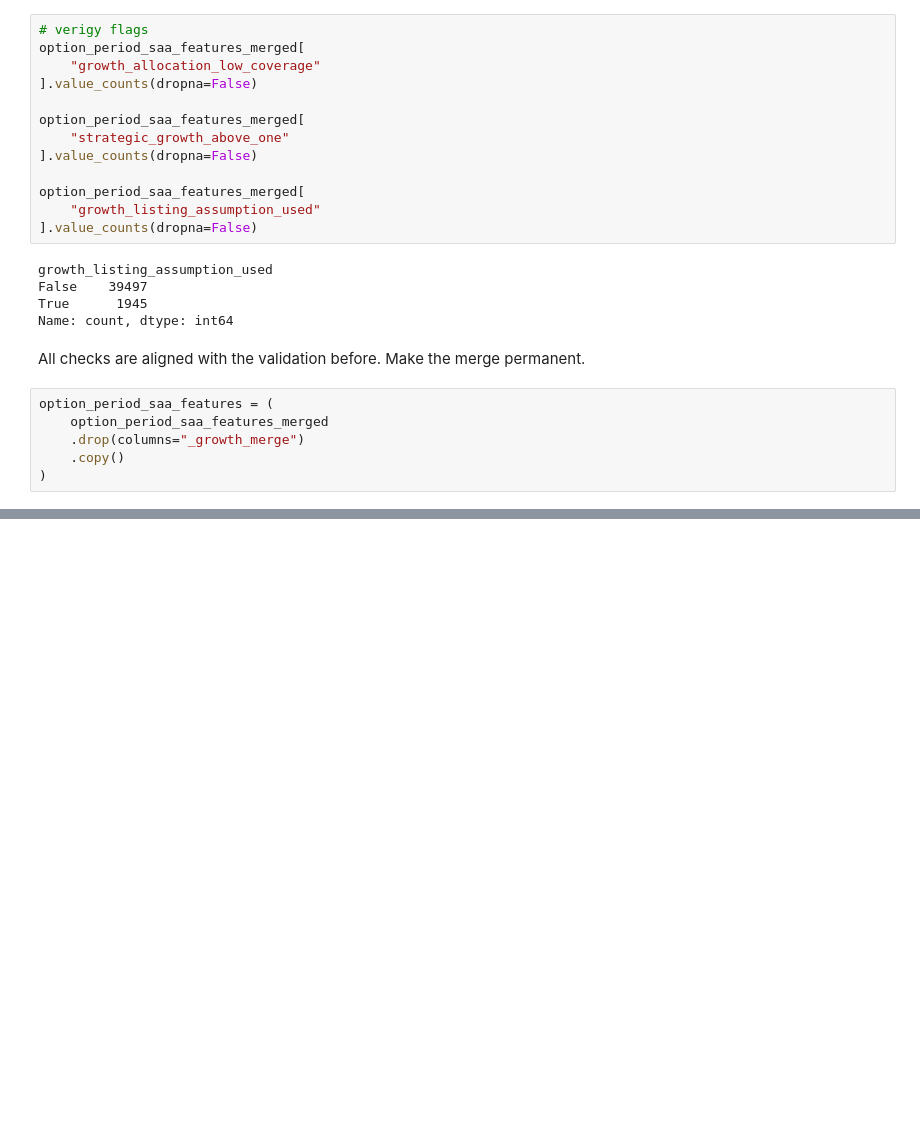
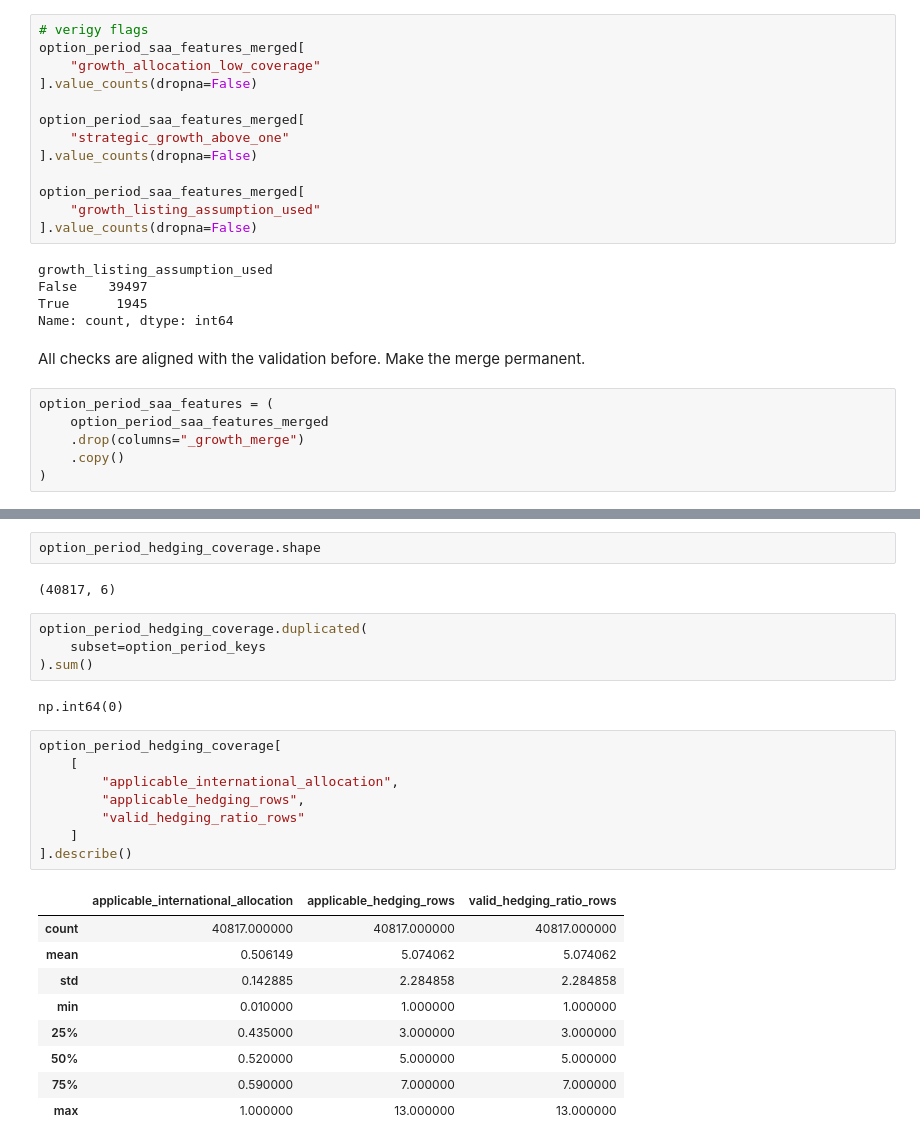
Before and after one commit to terra9/superannuation-performance-early-warning, a Jupyter notebook: notebooks/apra_data_audit.ipynb, the cells around one changed output, grey strips where cells are left out. Saved outputs shown, nothing was run; the diff lists cells and outputs as text; blank space fills up the shorter version.

Commit message:
Validated the option hedging applicability.

```diff
--- a/notebooks/apra_data_audit.ipynb
+++ b/notebooks/apra_data_audit.ipynb
@@ -7257,0 +7319,28 @@ option_period_saa_features = (
+# %%
+option_period_hedging_coverage.shape
+# %% [output]
+(40817, 6)
+# %%
+option_period_hedging_coverage.duplicated(
+    subset=option_period_keys
+).sum()
+# %% [output]
+np.int64(0)
+# %%
+option_period_hedging_coverage[
+    [
+        "applicable_international_allocation",
+        "applicable_hedging_rows",
+        "valid_hedging_ratio_rows"
+    ]
+].describe()
+# %% [output]
+|  | applicable_international_allocation | applicable_hedging_rows | valid_hedging_ratio_rows |
+| count | 40817.000000 | 40817.000000 | 40817.000000 |
+| mean | 0.506149 | 5.074062 | 5.074062 |
+| std | 0.142885 | 2.284858 | 2.284858 |
+| min | 0.010000 | 1.000000 | 1.000000 |
+| 25% | 0.435000 | 3.000000 | 3.000000 |
+| 50% | 0.520000 | 5.000000 | 5.000000 |
+| 75% | 0.590000 | 7.000000 | 7.000000 |
+| max | 1.000000 | 13.000000 | 13.000000 |
```
Also changed, not shown: parts of 13 cells of this notebook.
